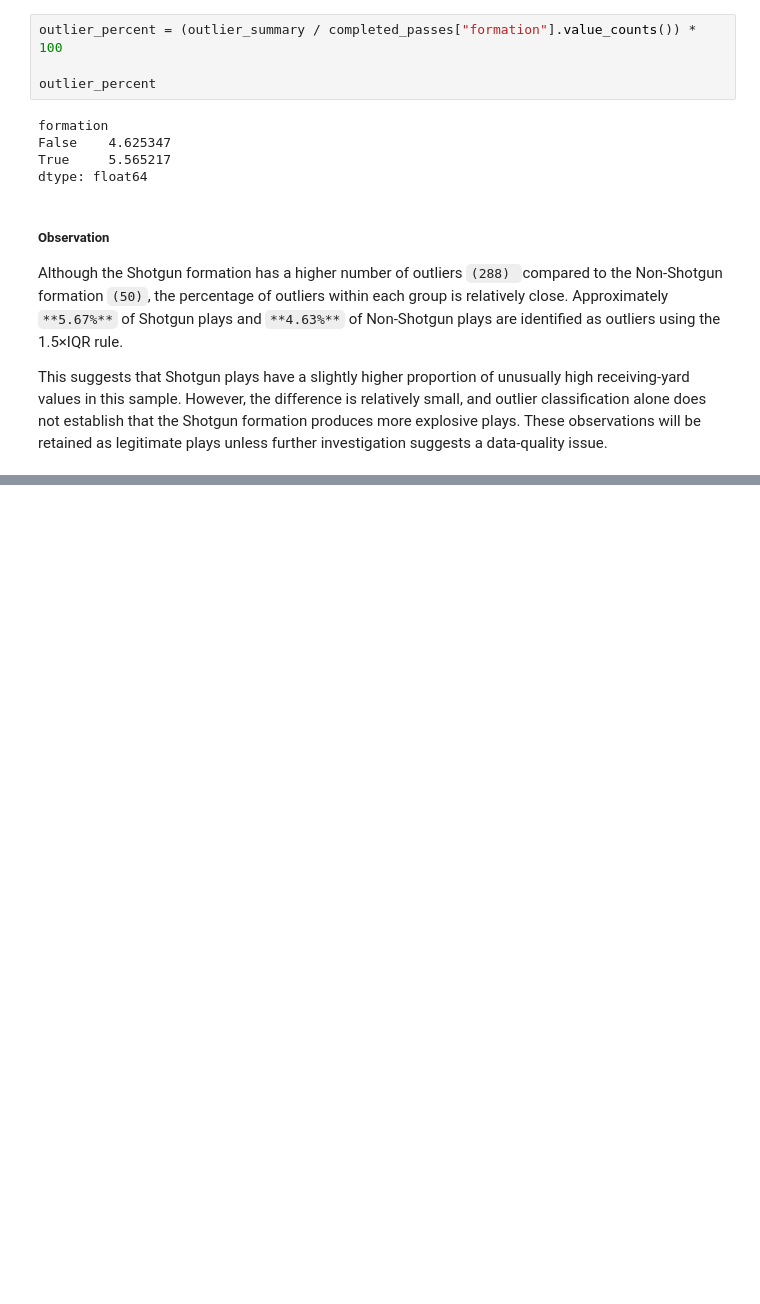
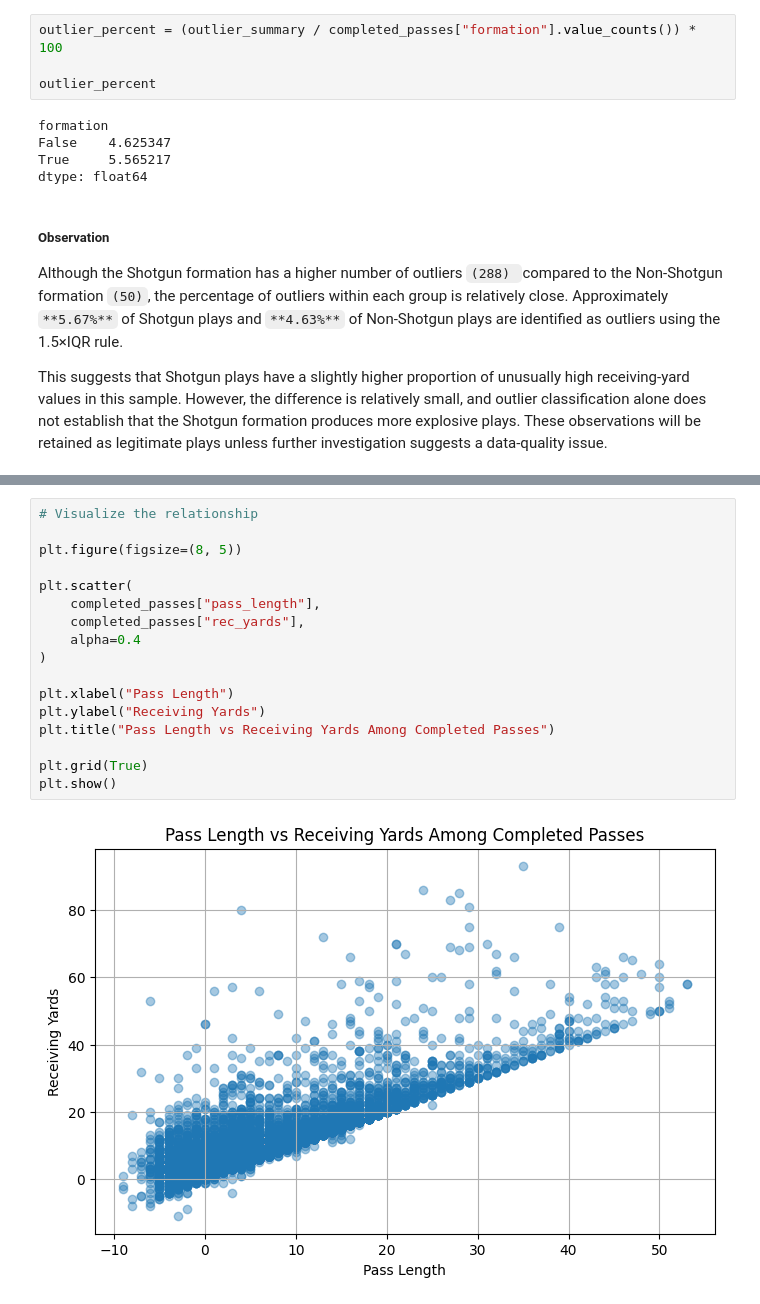
Before and after one commit to M-Codes6/nfl-combine-to-performance-analysis, a Jupyter notebook: notebooks/01_data_understanding.ipynb, the cells around one changed output, grey strips where cells are left out. Cells and saved outputs as stored; diff of their text form; blank space fills up the shorter version.

Commit message:
Explore receiving yards, formations, and linear regression

```diff
--- a/notebooks/01_data_understanding.ipynb
+++ b/notebooks/01_data_understanding.ipynb
@@ -4262,0 +4281,19 @@ This suggests that Shotgun plays have a slightly higher proportion of unusually
+# %%
+# Visualize the relationship
+
+plt.figure(figsize=(8, 5))
+
+plt.scatter(
+    completed_passes["pass_length"],
+    completed_passes["rec_yards"],
+    alpha=0.4
+)
+
+plt.xlabel("Pass Length")
+plt.ylabel("Receiving Yards")
+plt.title("Pass Length vs Receiving Yards Among Completed Passes")
+
+plt.grid(True)
+plt.show()
+# %% [output]
+[figure, added]
```
Also changed, not shown: parts of 31 cells of this notebook.
